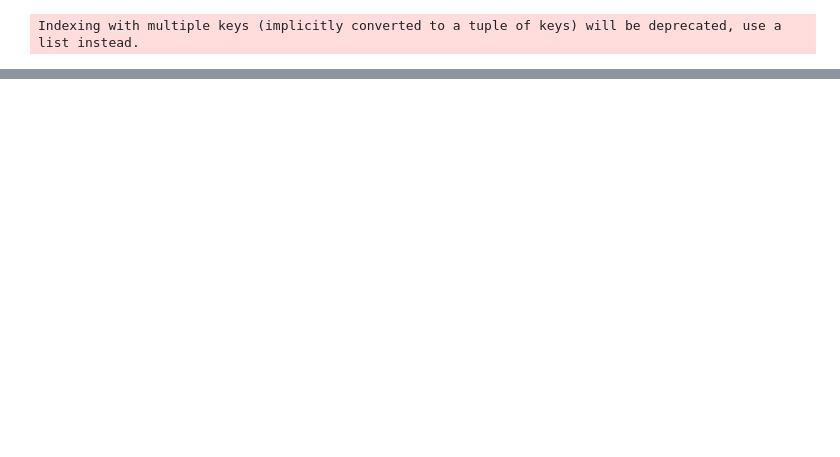
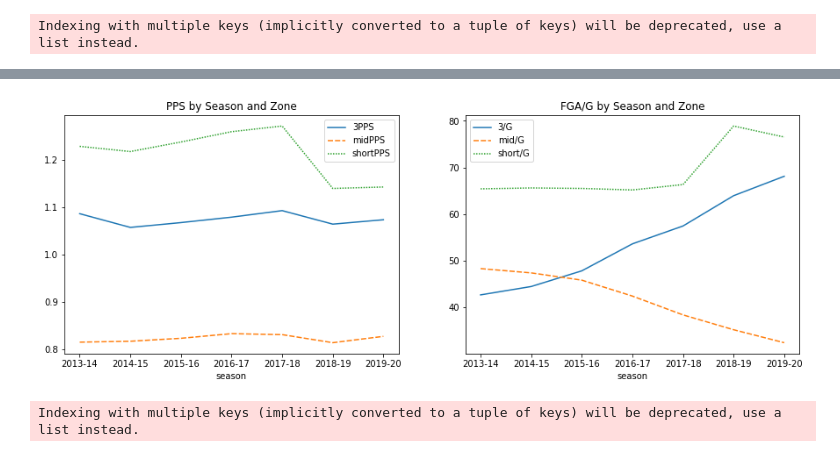
Before and after one commit to wplam107/nba_player_pos, a Jupyter notebook: notebooks/pps_seasons.ipynb, the cells around one changed output, grey strips where cells are left out. Saved outputs shown, nothing was run; the diff lists cells and outputs as text; code cells hidden in the pictures; blank space fills up the shorter version.

```diff
--- a/notebooks/pps_seasons.ipynb
+++ b/notebooks/pps_seasons.ipynb
@@ -204,0 +165,24 @@ def plot_player(df, name):
+# %%
+a.set_index('season', inplace=True)
+# %%
+pps = a[['3PPS', 'midPPS', 'shortPPS']]
+atts = a[['3/G', 'mid/G', 'short/G']]
+# %%
+fig, axs = plt.subplots(1, 2, figsize=(15,5))
+sns.lineplot(data=pps, ax=axs[0]).set_title('PPS by Season and Zone')
+sns.lineplot(data=atts, ax=axs[1]).set_title('FGA/G by Season and Zone')
+plt.show()
+# %% [output]
+[figure, added]
+# %%
+# Group season and closest defender, merge games played
+c = df.groupby(['season', 'closest_def'])['FG3A', 'FG2>=10A', 'FG2<10A'].sum().reset_index()
+d = df.groupby(['season', 'closest_def'])['GP'].mean().reset_index()
+c = c.merge(d, on=['season', 'closest_def'])
+
+# Create attempts/game feature
+c['3A/G'] = c['FG3A'] / c['GP']
+c['midA/G'] = c['FG2>=10A'] / c['GP']
+c['shortA/G'] = c['FG2<10A'] / c['GP']
+# %% [output]
+Indexing with multiple keys (implicitly converted to a tuple of keys) will be deprecated, use a list instead.
```
Also changed, not shown: parts of 19 cells of this notebook.
